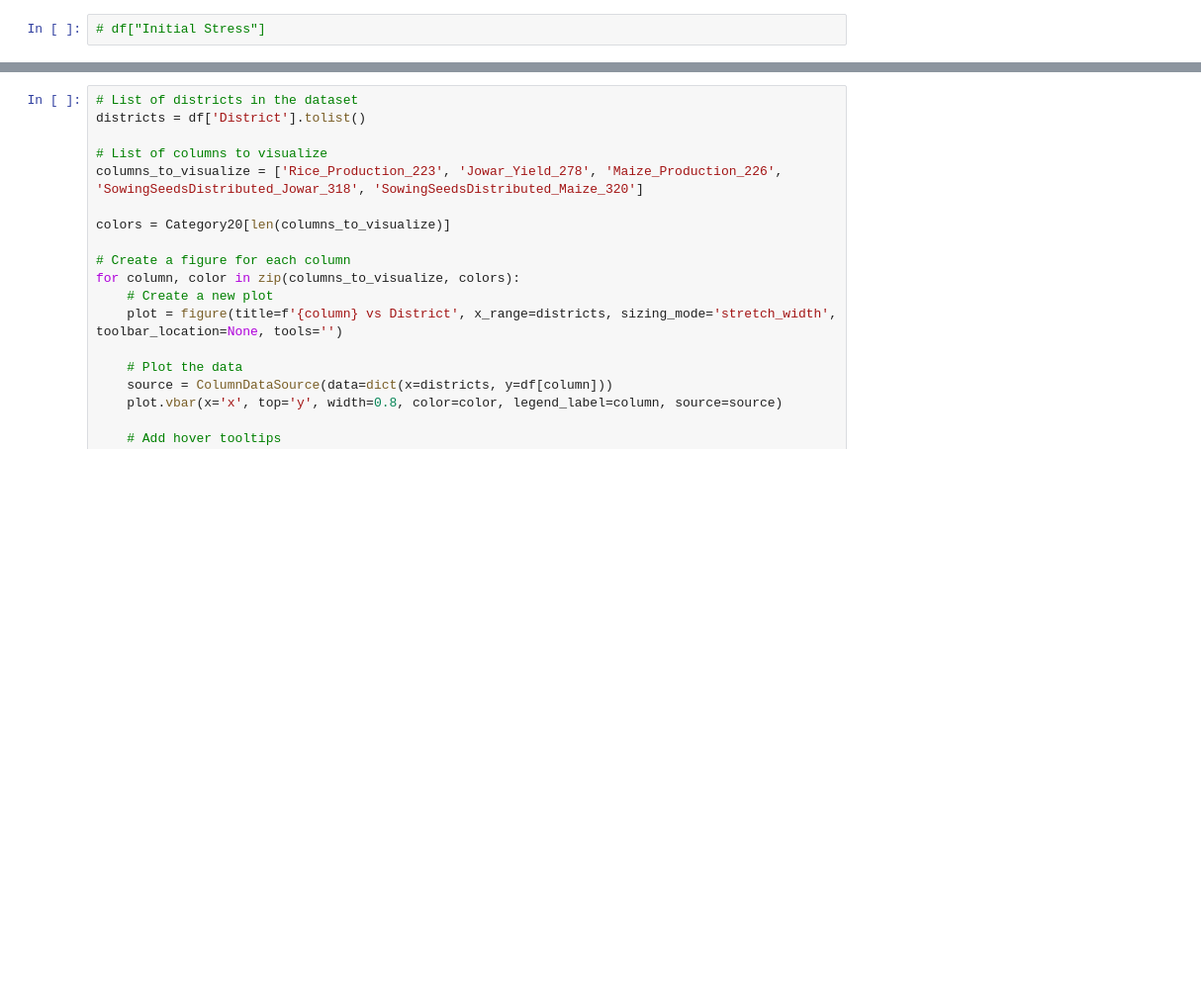
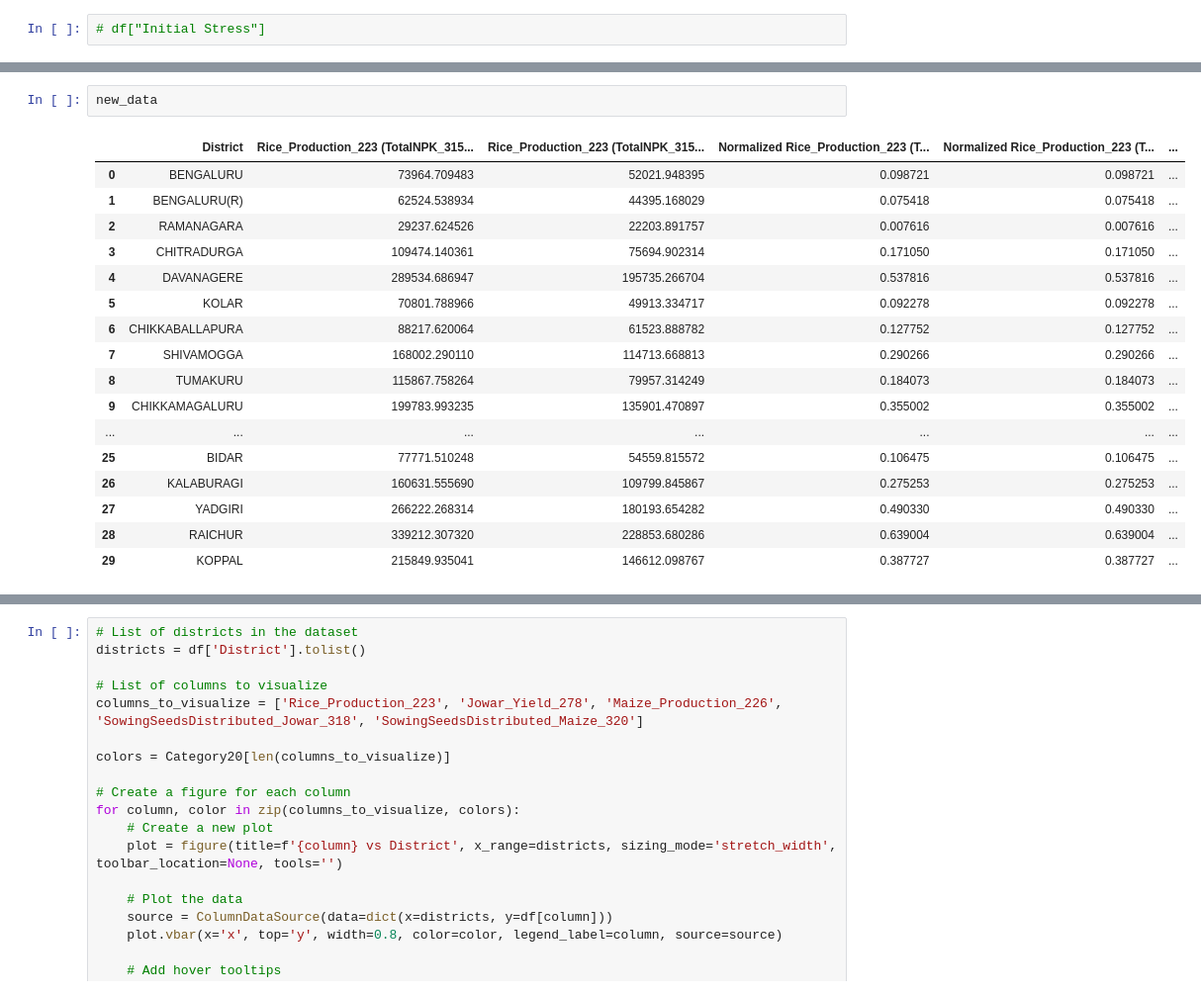
Before and after one commit to Manish3693/WSL_PSS, a Jupyter notebook: PE_1.ipynb, the cells around one changed output, grey strips where cells are left out. Shown at 99% size. Drawn from its saved outputs; the diff is of its cells as text; blank space fills up the shorter version.

```diff
--- a/PE_1.ipynb
+++ b/PE_1.ipynb
@@ -340,0 +1117,20 @@ existing_data.to_csv('result.csv', index=False)
+# %%
+new_data
+# %% [output]
+|  | District | Rice_Production_223 (TotalNPK_315... | Rice_Production_223 (TotalNPK_315... | Normalized Rice_Production_223 (T... | Normalized Rice_Production_223 (T... | ... |
+| 0 | BENGALURU | 73964.709483 | 52021.948395 | 0.098721 | 0.098721 | ... |
+| 1 | BENGALURU(R) | 62524.538934 | 44395.168029 | 0.075418 | 0.075418 | ... |
+| 2 | RAMANAGARA | 29237.624526 | 22203.891757 | 0.007616 | 0.007616 | ... |
+| 3 | CHITRADURGA | 109474.140361 | 75694.902314 | 0.171050 | 0.171050 | ... |
+| 4 | DAVANAGERE | 289534.686947 | 195735.266704 | 0.537816 | 0.537816 | ... |
+| 5 | KOLAR | 70801.788966 | 49913.334717 | 0.092278 | 0.092278 | ... |
+| 6 | CHIKKABALLAPURA | 88217.620064 | 61523.888782 | 0.127752 | 0.127752 | ... |
+| 7 | SHIVAMOGGA | 168002.290110 | 114713.668813 | 0.290266 | 0.290266 | ... |
+| 8 | TUMAKURU | 115867.758264 | 79957.314249 | 0.184073 | 0.184073 | ... |
+| 9 | CHIKKAMAGALURU | 199783.993235 | 135901.470897 | 0.355002 | 0.355002 | ... |
+| ... | ... | ... | ... | ... | ... | ... |
+| 25 | BIDAR | 77771.510248 | 54559.815572 | 0.106475 | 0.106475 | ... |
+| 26 | KALABURAGI | 160631.555690 | 109799.845867 | 0.275253 | 0.275253 | ... |
+| 27 | YADGIRI | 266222.268314 | 180193.654282 | 0.490330 | 0.490330 | ... |
+| 28 | RAICHUR | 339212.307320 | 228853.680286 | 0.639004 | 0.639004 | ... |
+| 29 | KOPPAL | 215849.935041 | 146612.098767 | 0.387727 | 0.387727 | ... |
```
Also changed, not shown: parts of 29 cells of this notebook, 15 other files.
